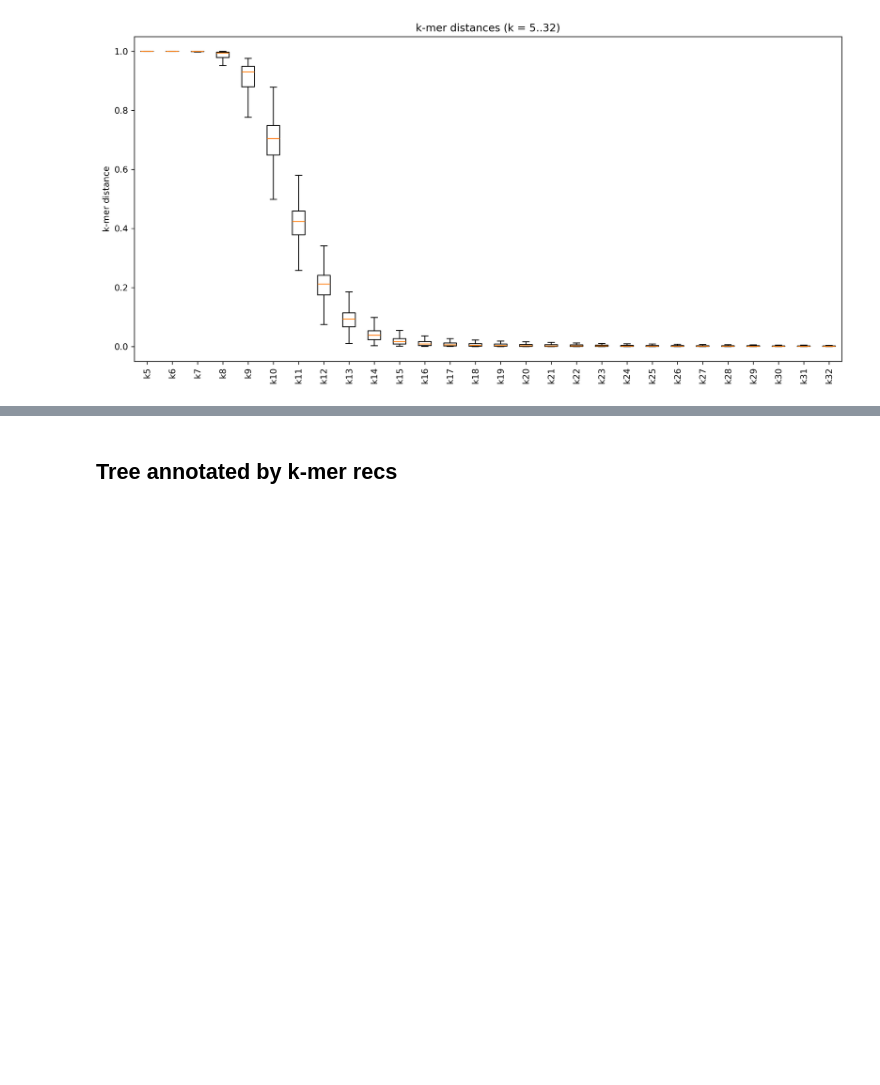
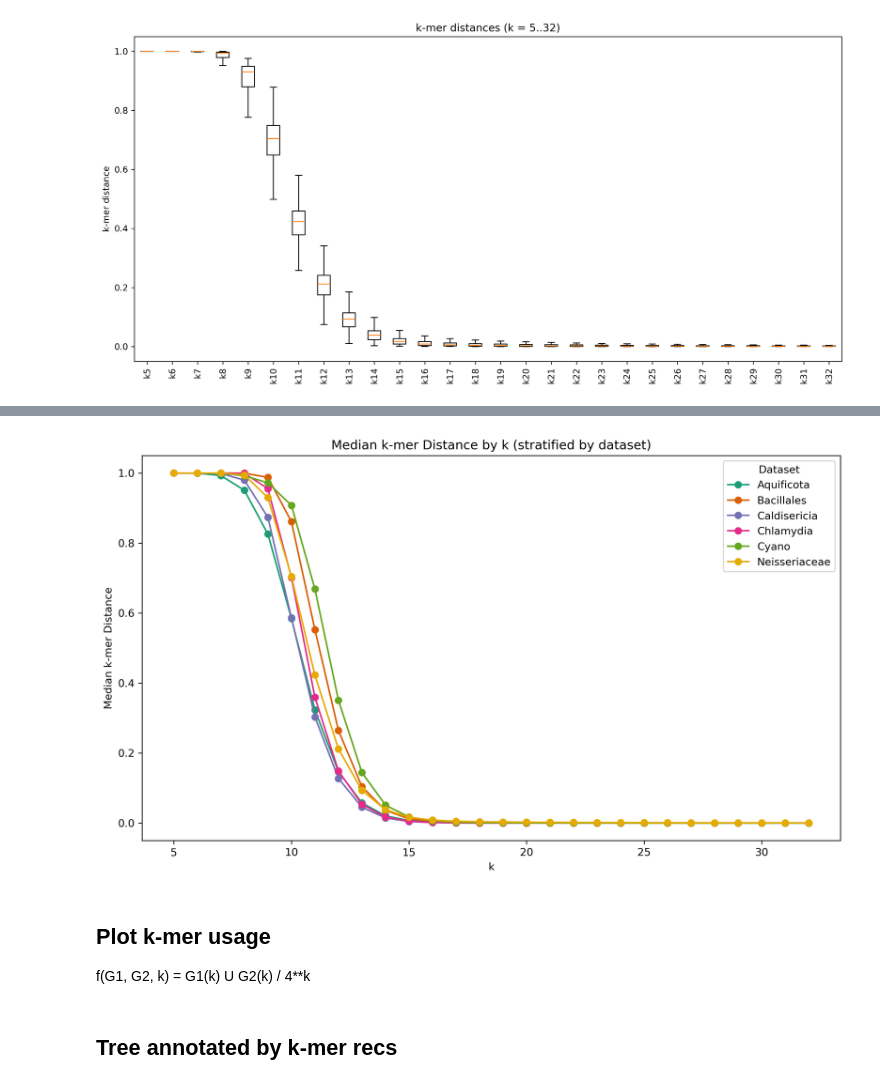
Before and after one commit to StephenHwang/Ok-k-mer, a Jupyter notebook: src/tree_mask.ipynb, the cells around one changed output, grey strips where cells are left out. Saved outputs shown, nothing was run; the diff lists cells and outputs as text; code cells hidden in the pictures; blank space fills up the shorter version.

```diff
--- a/src/tree_mask.ipynb
+++ b/src/tree_mask.ipynb
@@ -601,0 +593,14 @@ Plotting k-mer distances for Neisseriaceae
+# %%
+
+def calc_k_medians(merged_df, k_min=5, k_max=64):
+    """
+    For each k in range k_min to k_max, calculate the median k-mer distance
+    and return a dictionary with k as key and median as value.
+    """
+    k_medians = {}
+    for k in range(k_min, k_max + 1):
+        col = f"k{k}_distance"
+        if col in merged_df.columns:
+            median_val = merged_df[col].dropna().median()
+            k_medians[k] = median_val
+    return k_medians
@@ -601,0 +609,13 @@ Plotting k-mer distances for Neisseriaceae
+# %%
+
+# import pandas as pd
+
+k_medians_records = []
+for name, df in datasets:
+    print(f"Plotting k-mer distances for {name}")
+    medians = calc_k_medians(df, k_min=5, k_max=32)
+    for k, median_val in medians.items():
+        k_medians_records.append({"dataset": name, "k": k, "median": median_val})
+
+k_medians_df = pd.DataFrame(k_medians_records)
+k_medians_df
@@ -602,3 +642,23 @@ Plotting k-mer distances for Neisseriaceae
+# %%
+colors = [ "#1b9e77", "#d95f02", "#7570b3", "#e7298a", "#66a61e", "#e6ab02" ]
+
+fig, ax = plt.subplots(figsize=(10, 6))
+
+for i, (dataset_name, df_subset) in enumerate(k_medians_df.groupby('dataset')):
+    color = colors[i % len(colors)]
+    ax.plot(df_subset['k'], df_subset['median'], marker='o', label=dataset_name, color=color)
+
+ax.set_xlabel('k')
+ax.set_ylabel('Median k-mer Distance')
+ax.set_title('Median k-mer Distance by k (stratified by dataset)')
+ax.legend(title='Dataset')
+plt.tight_layout()
+plt.show()
+# %% [output]
+[figure, added]
+# %% [markdown]
+## Plot k-mer usage
+f(G1, G2, k) = G1(k) U G2(k) / 4**k
 # %% [markdown]
 ## Tree annotated by k-mer recs
 # %% [markdown]
```
Also changed, not shown: parts of 5 cells of this notebook.
